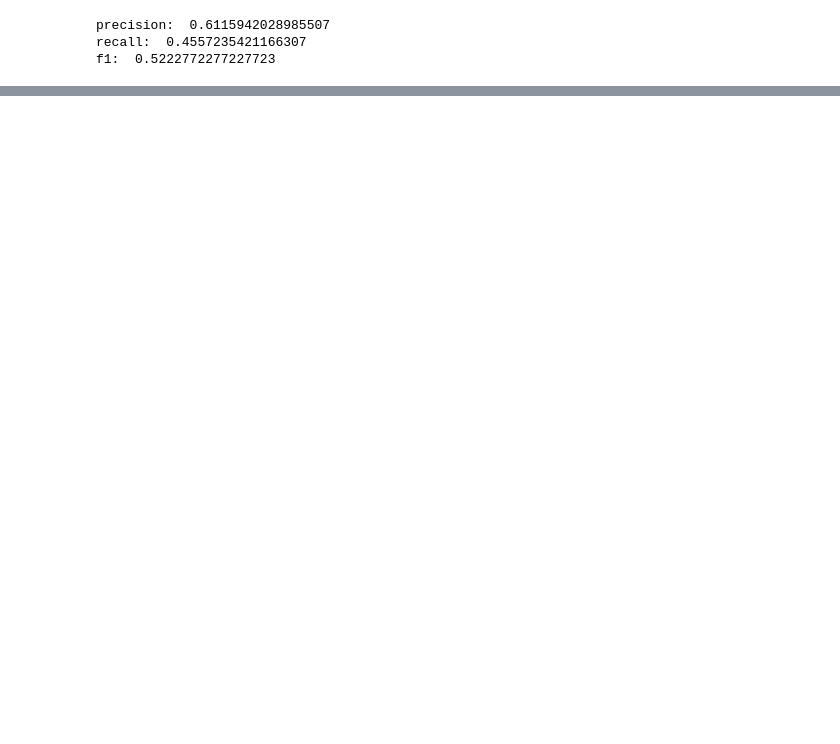
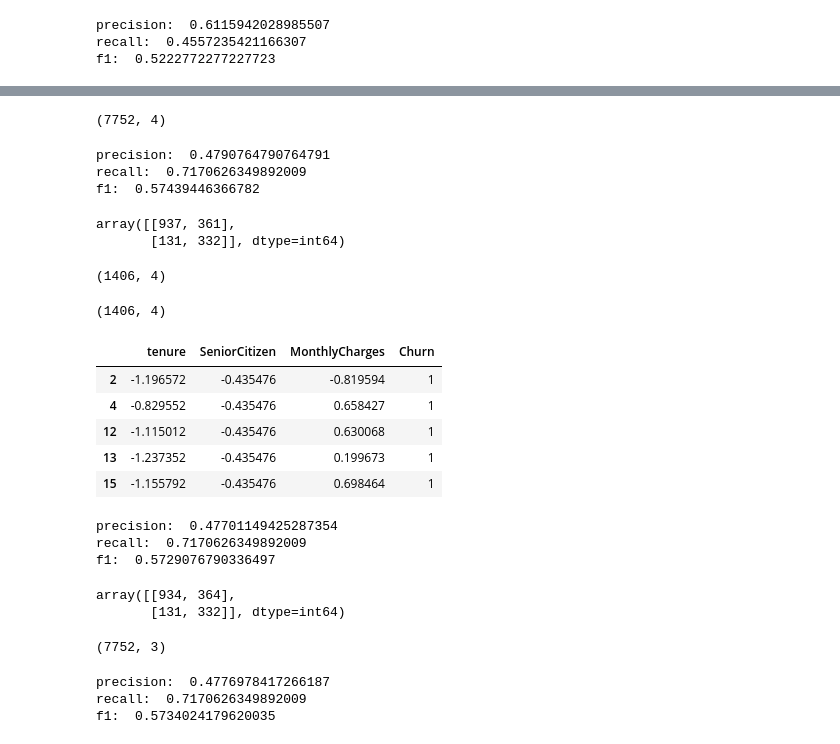
Before and after one commit to mdimasaac/lab-imbalanced-data, a Jupyter notebook: files_for_lab/lab_imbalanced_data.ipynb, the cells around one changed output, grey strips where cells are left out. Saved outputs shown, nothing was run; the diff lists cells and outputs as text; code cells hidden in the pictures; blank space fills up the shorter version.

Commit message:
not finished yet. need to find more spare time to code. wife needs attention and time

```diff
--- a/files_for_lab/lab_imbalanced_data.ipynb
+++ b/files_for_lab/lab_imbalanced_data.ipynb
@@ -224,0 +275,6 @@ f1:  0.5222772277227723
+# %%
+train_oversampled = pd.concat([no_churn,yes_churn_oversampled],axis=0)
+train_oversampled.head()
+display(train_oversampled.shape)
+# %% [output]
+(7752, 4)
@@ -224,0 +284,38 @@ f1:  0.5222772277227723
+# %%
+LR_over = LogisticRegression(random_state=0, solver='lbfgs')
+LR_over.fit(X_train_over, y_train_over)
+pred = LR_over.predict(X_test_scaled)
+
+print("precision: ",precision_score(y_test,pred))
+print("recall: ",recall_score(y_test,pred))
+print("f1: ",f1_score(y_test,pred))
+# %% [output]
+precision:  0.4790764790764791
+recall:  0.7170626349892009
+f1:  0.57439446366782
+# %%
+confusion_matrix(y_test,pred)
+# %% [output]
+array([[937, 361],
+       [131, 332]], dtype=int64)
+# %%
+no_churn_undersampled = resample(no_churn, #<- downsample from here
+                                    replace=False, #<- no need to reuse data now, we have an abundance
+                                    n_samples = len(yes_churn),
+                                    random_state=0)
+# %%
+display(yes_churn.shape)
+display(no_churn_undersampled.shape)
+# %% [output]
+(1406, 4)
+(1406, 4)
+# %%
+train_undersampled = pd.concat([yes_churn,no_churn_undersampled], axis=0)
+train_undersampled.head()
+# %% [output]
+|  | tenure | SeniorCitizen | MonthlyCharges | Churn |
+| 2 | -1.196572 | -0.435476 | -0.819594 | 1 |
+| 4 | -0.829552 | -0.435476 | 0.658427 | 1 |
+| 12 | -1.115012 | -0.435476 | 0.630068 | 1 |
+| 13 | -1.237352 | -0.435476 | 0.199673 | 1 |
+| 15 | -1.155792 | -0.435476 | 0.698464 | 1 |
@@ -224,0 +325,35 @@ f1:  0.5222772277227723
+# %%
+LR = LogisticRegression(random_state=0, solver='lbfgs')
+LR.fit(X_train_under, y_train_under)
+pred = LR.predict(X_test_scaled)
+
+print("precision: ",precision_score(y_test,pred))
+print("recall: ",recall_score(y_test,pred))
+print("f1: ",f1_score(y_test,pred))
+# %% [output]
+precision:  0.47701149425287354
+recall:  0.7170626349892009
+f1:  0.5729076790336497
+# %%
+confusion_matrix(y_test,pred)
+# %% [output]
+array([[934, 364],
+       [131, 332]], dtype=int64)
+# %%
+sm = SMOTE(random_state=100, k_neighbors=3)
+X_train_SMOTE,y_train_SMOTE = sm.fit_resample(X_train_scaled,y_train)
+X_train_SMOTE.shape
+# %% [output]
+(7752, 3)
+# %%
+LR = LogisticRegression(random_state=0, solver='lbfgs')
+LR.fit(X_train_SMOTE, y_train_SMOTE)
+pred = LR.predict(X_test_scaled)
+
+print("precision: ",precision_score(y_test,pred))
+print("recall: ",recall_score(y_test,pred))
+print("f1: ",f1_score(y_test,pred))
+# %% [output]
+precision:  0.4776978417266187
+recall:  0.7170626349892009
+f1:  0.5734024179620035
```
Also changed, not shown: parts of 15 cells of this notebook.
